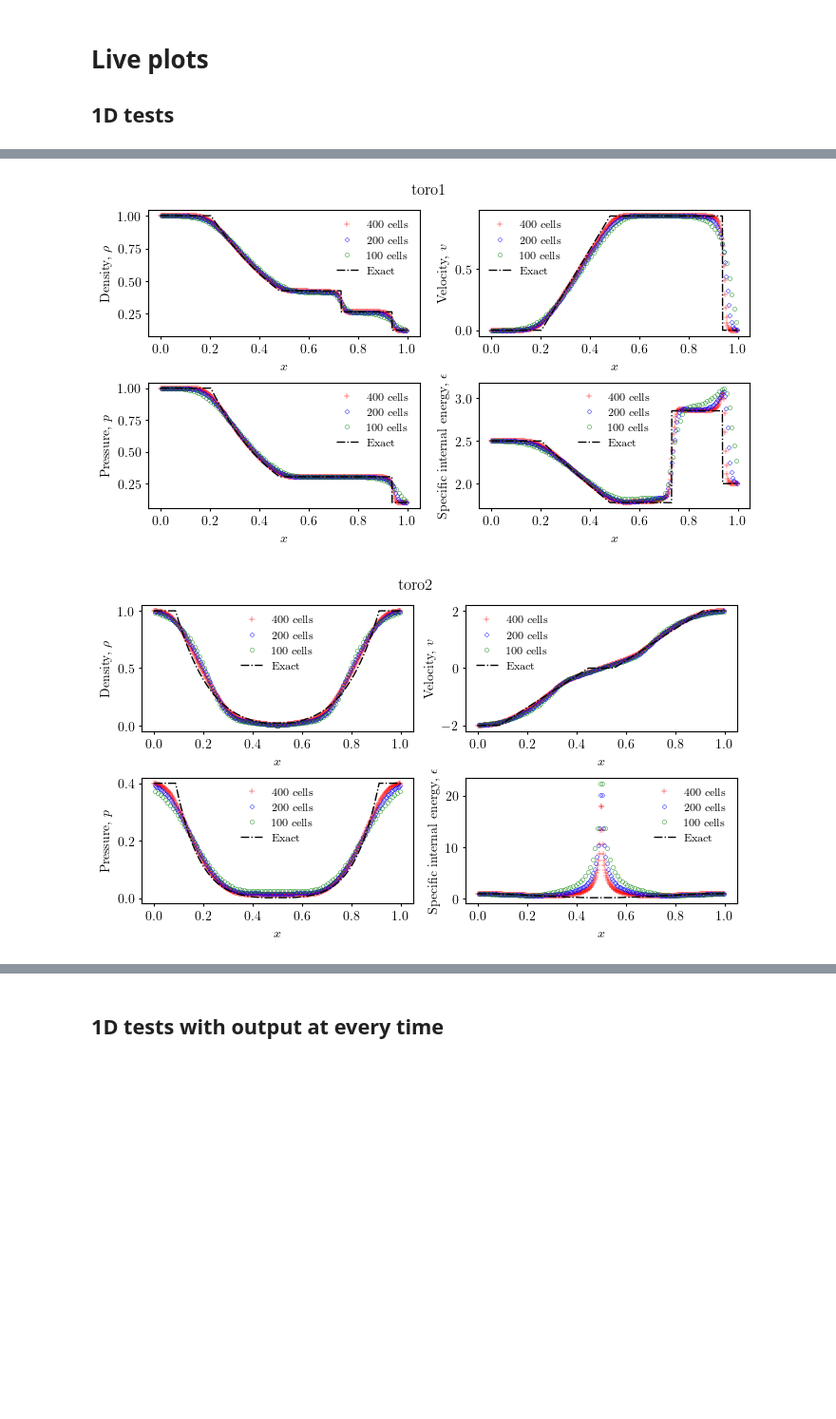
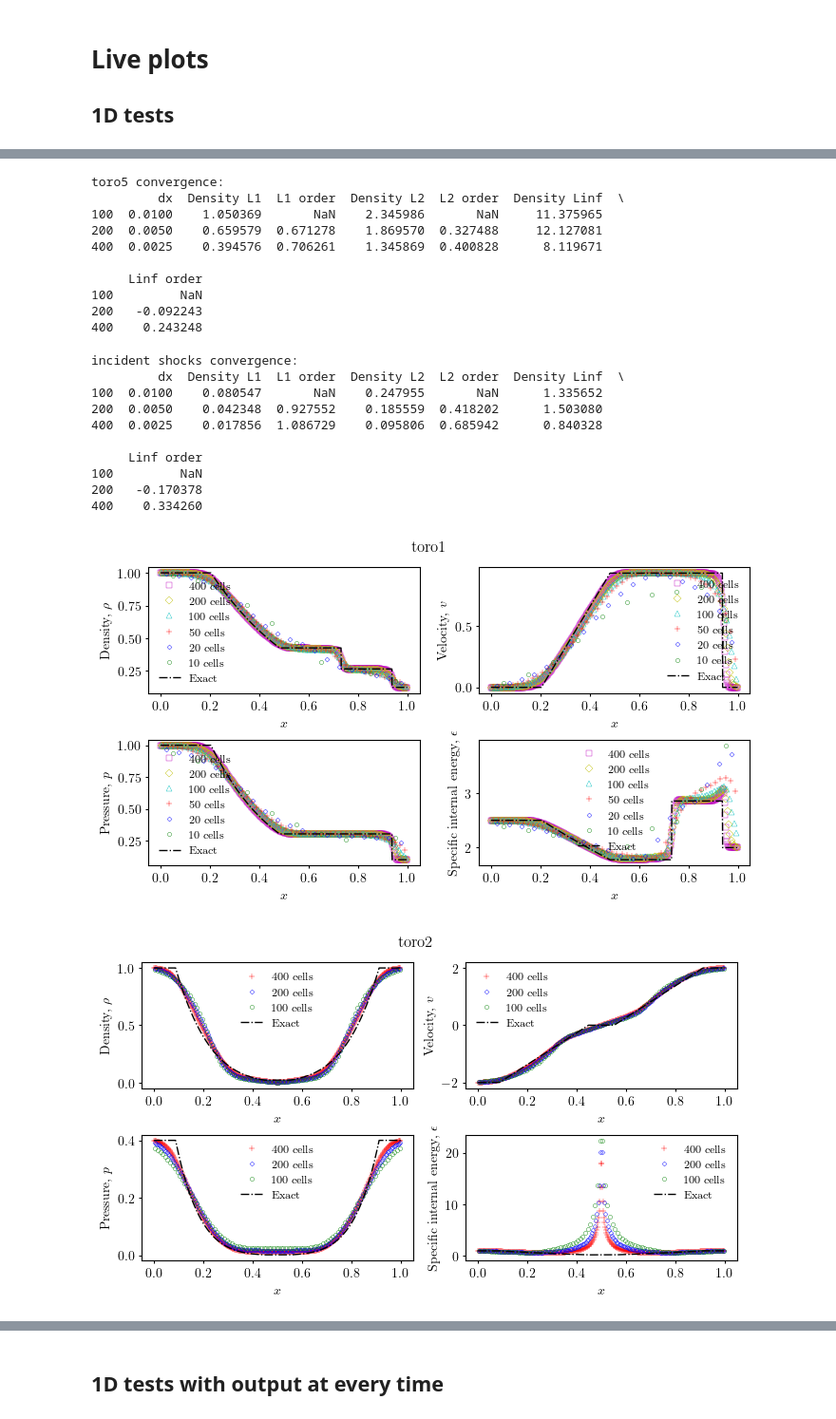
Before and after one commit to BenDavisonPetch/BAMReX, a Jupyter notebook: amrex_1d_plot.ipynb, the cells around one changed output, grey strips where cells are left out. Shown at 95% size. Drawn from its saved outputs; the diff is of its cells as text; code cells hidden in the pictures; blank space fills up the shorter version.

Commit message:
Added Riemann test 6

```diff
--- a/amrex_1d_plot.ipynb
+++ b/amrex_1d_plot.ipynb
@@ -71,6 +72,21 @@ def plot_four(ray, ax, fmt, label, **kwargs):
     ax[0,1].plot(ray["d"],ray["vel"],fmt,label=label, **kwargs)
     ax[1,0].plot(ray["d"],ray["pressure"],fmt,label=label, **kwargs)
     ax[1,1].plot(ray["d"],ray["int_energy"],fmt,label=label, **kwargs)
+
+# Takes an approximate solution and an exact solution with different resolutions and return an array of errors
+def get_error(approx_soln, approx_x, exact_soln, exact_x):
+    assert(approx_soln.size == approx_x.size)
+    assert(exact_soln.size == exact_x.size)
+    exact_interp = np.interp(approx_x, exact_x, exact_soln, np.NAN, np.NAN)
+    return approx_soln - exact_interp
+
+def get_dx(soln):
+    return soln["x"][1] - soln["x"][0]
+
+def error_norm(error, ord):
+    if (ord == np.inf):
+        return np.abs(error).max()
+    return np.power(np.power(np.abs(error), ord).sum() / error.size, 1/ord)
 # %% [markdown]
 # Live plots
 ## 1D tests
@@ -80,17 +96,19 @@ DIRECTORIES = ["build/Exec/RiemannProblem/output/test1/*",
                "build/Exec/RiemannProblem/output/test3/*",
                "build/Exec/RiemannProblem/output/test4/*",
                "build/Exec/RiemannProblem/output/test5/*",
+               "build/Exec/RiemannProblem/output/test6/*",
                "build/Exec/RiemannProblem2D/output/test1/35deg/*"]
 
-EXACT_SOLN_EXISTS = [True, True, True, True, True, True]
-NAMES = ["toro1", "toro2", "toro3", "toro4", "toro5", "toro1, 35deg"]
-ADIABATICS = [1.4, 1.4, 1.4, 1.4, 1.4, 1.4]
-DIMS = [1, 1, 1, 1, 1, 2]
-ROTS = [0, 0, 0, 0, 0, 35]
+EXACT_SOLN_EXISTS = [True, True, True, True, True, True, True]
+COMPUTE_CONVERGENCE = [True, True, True, True, True, True, True]
+NAMES = ["toro1", "toro2", "toro3", "toro4", "toro5", "incident shocks", "toro1, 35deg"]
+ADIABATICS = [1.4, 1.4, 1.4, 1.4, 1.4, 1.4, 1.4]
+DIMS = [1, 1, 1, 1, 1, 1, 2]
+ROTS = [0, 0, 0, 0, 0, 0, 35]
 
 exact_fmt = "k-."
-res_fmts = ["go", "bD", "r+"]
-marker_sizes = [3, 2.5, 4]
+res_fmts = ["go", "bD", "r+", "c^", "yD", "ms"]
+marker_sizes = [3, 2.5, 4, 4, 4, 4]
 
 tests_to_plot = [0,1,2,3,4,5]
 
@@ -106,6 +124,8 @@ for i in tests_to_plot:
 
     fig.suptitle(NAMES[i])
 
+    num_solns = {}
+
     # plot numerical solution
     for ifile, plotfile in reversed(list(enumerate(SUBRUN_FINAL_OUTPUTS))):
         ds = yt.load(plotfile)
@@ -114,13 +134,33 @@ for i in tests_to_plot:
         # ray
         ray = get_ray(adiabatic, rot, dim, ds)
         plot_four(ray,ax,res_fmts[ifile],label,markersize = marker_sizes[ifile], fillstyle="none", markeredgewidth=0.3)
+        if COMPUTE_CONVERGENCE[i]:
+            num_solns[ds.domain_dimensions[0]] = ray
 
     # plot exact solution
     if (EXACT_SOLN_EXISTS[i]):
         label = "Exact"
         ds = yt.load(EXACT_SOLUTION)
-        ray = get_ray(adiabatic, 0, 1, ds)
-        plot_four(ray,ax,exact_fmt,label)
+        exact_ray = get_ray(adiabatic, 0, 1, ds)
+        plot_four(exact_ray,ax,exact_fmt,label)
+
+    if (COMPUTE_CONVERGENCE[i]):
+        assert(EXACT_SOLN_EXISTS[i])
+        print(NAMES[i] + " convergence:")
+
+        df = pd.DataFrame(columns=["dx", "Density L1", "Density L2", "Density Linf"])
+        for res in sorted(num_solns.keys()):
+            soln = num_solns[res]
+            soln["error_density"] = get_error(soln["density"], soln["x"], exact_ray["density"], exact_ray["x"])
+            dx = get_dx(soln)
+            L1 = error_norm(soln["error_density"],1)
+            L2 = error_norm(soln["error_density"],2)
+            Linf = error_norm(soln["error_density"],np.inf)
+            df.loc[res] = [dx, L1, L2, Linf]
+        df.insert(2, "L1 order", np.log(df["Density L1"] / df["Density L1"].iat[0]) / np.log(df["dx"] / df["dx"].iat[0]))
+        df.insert(4, "L2 order", np.log(df["Density L2"] / df["Density L2"].iat[0]) / np.log(df["dx"] / df["dx"].iat[0]))
+        df.insert(6, "Linf order", np.log(df["Density Linf"] / df["Density Linf"].iat[0]) / np.log(df["dx"] / df["dx"].iat[0]))
+        print(df)
 
     # make plots pretty
     xlab = "$x$"
@@ -134,4 +219,24 @@ IndexError: list index out of range
+toro5 convergence:
+         dx  Density L1  L1 order  Density L2  L2 order  Density Linf  \
+100  0.0100    1.050369       NaN    2.345986       NaN     11.375965
+200  0.0050    0.659579  0.671278    1.869570  0.327488     12.127081
+400  0.0025    0.394576  0.706261    1.345869  0.400828      8.119671
+
+     Linf order
+100         NaN
+200   -0.092243
+400    0.243248
+incident shocks convergence:
+         dx  Density L1  L1 order  Density L2  L2 order  Density Linf  \
+100  0.0100    0.080547       NaN    0.247955       NaN      1.335652
+200  0.0050    0.042348  0.927552    0.185559  0.418202      1.503080
+400  0.0025    0.017856  1.086729    0.095806  0.685942      0.840328
+
+     Linf order
+100         NaN
+200   -0.170378
+400    0.334260
-[figure, old version]
+[figure, new version]
 [figure]
 [figure]
 [figure]
```
Also changed, not shown: parts of 2 cells of this notebook, 5 other files.
